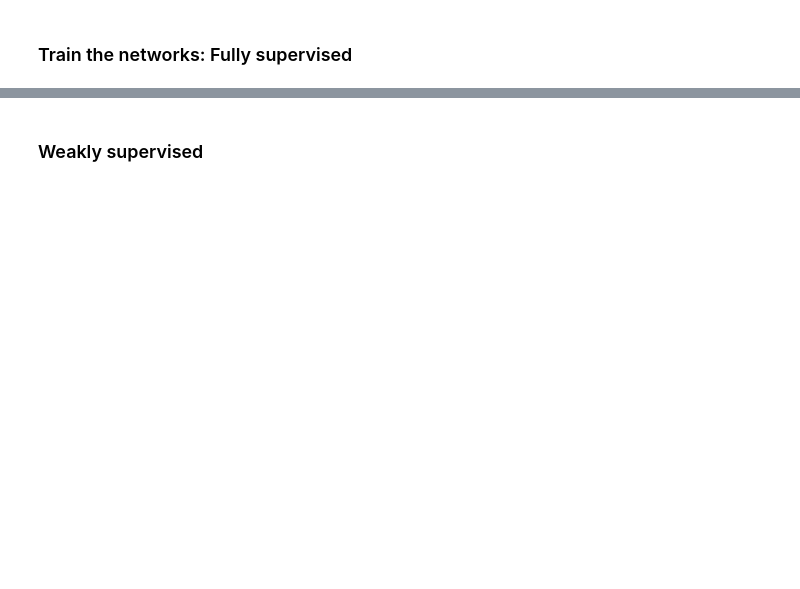
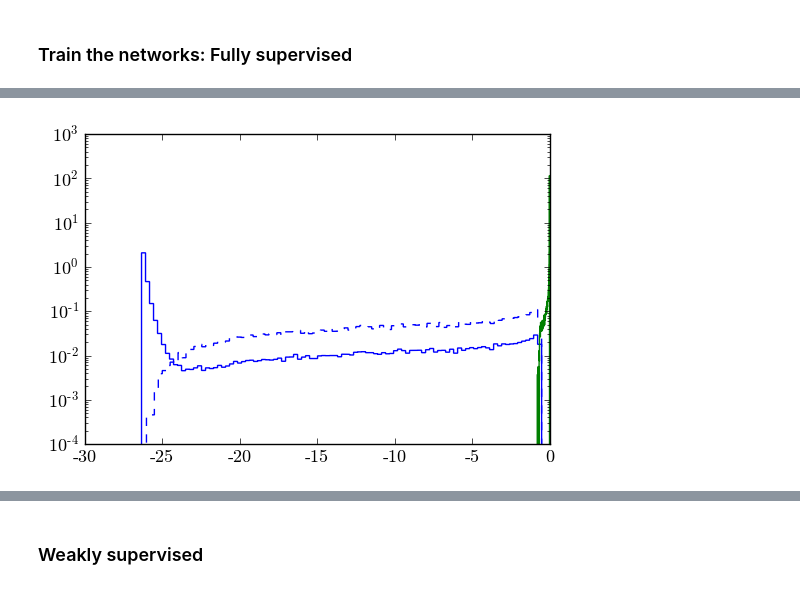
Before and after one commit to bostdiek/PublicWeaklySupervised, a Jupyter notebook: Programs/3rdGen_JetsPlusMet.ipynb, the cells around one changed output, grey strips where cells are left out. Drawn from its saved outputs; the diff is of its cells as text; code cells hidden in the pictures; blank space fills up the shorter version.

```diff
--- a/Programs/3rdGen_JetsPlusMet.ipynb
+++ b/Programs/3rdGen_JetsPlusMet.ipynb
@@ -873,0 +895,23 @@ PseudoMisModelFull.load_weights('../Data/KerasModelWeights/PseudoMisModelFull.h5
+# %%
+plt.hist(np.log(PseudoMisModelFull.predict_proba(x_valid_1st[y_flipped_valid==1])),
+         bins=100,
+         histtype='step',
+         normed=True,
+         ls='--',color='b'
+        )
+plt.hist(np.log(PseudoMisModelFull.predict_proba(x_valid_1st[valid_flipped==0])),
+         bins=100,
+         histtype='step',
+         normed=True,
+         color='b'
+        )
+plt.hist(np.log(PseudoMisModelFull.predict_proba(x_valid_1st[valid_flipped==1])),
+         bins=100,
+         histtype='step',
+         normed=True,
+         color='g'
+        )
+plt.yscale('log')
+plt.show()
+# %% [output]
+[figure, added]
```
Also changed, not shown: parts of 14 cells of this notebook, 2 other files.
